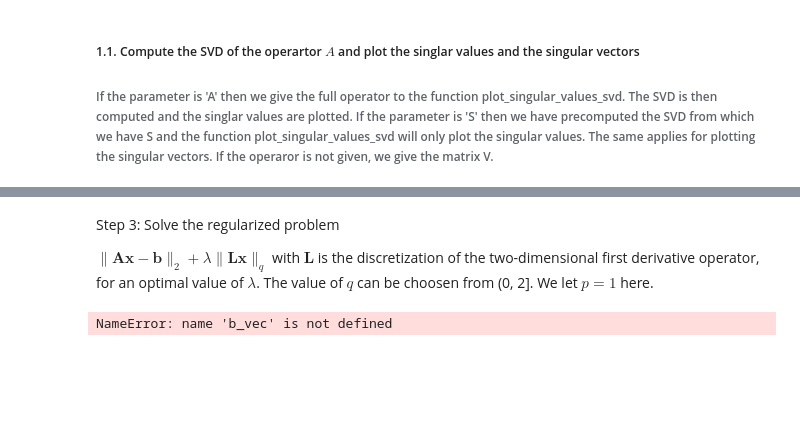
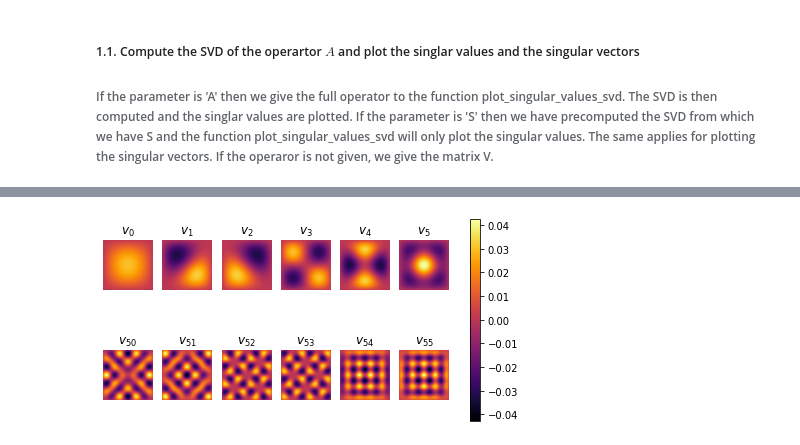
Before and after one commit to mpasha3/trips-py, a Jupyter notebook: tripspy/demo_ill-posedness_Deblurring.ipynb, the cells around one changed output, grey strips where cells are left out. Drawn from its saved outputs; the diff is of its cells as text; code cells hidden in the pictures; blank space fills up the shorter version.

```diff
--- a/tripspy/demo_ill-posedness_Deblurring.ipynb
+++ b/tripspy/demo_ill-posedness_Deblurring.ipynb
@@ -293,12 +93,0 @@ plt.imshow(xx.reshape(64,64))
-# %% [markdown]
-
-Step 3: Solve the regularized problem
-
-$\|\mathbf A{\mathbf x} - {\mathbf b}\|_2 + \lambda \|\mathbf L\mathbf x\|_q$ with $\mathbf L$ is the discretization of the two-dimensional first derivative operator, for an optimal value of $\lambda$. The value of $q$ can be choosen from (0, 2]. We let $p=1$ here.
-# %%
-from trips.solvers.gks_all import *
-# MMGKS(A, b, L, pnorm=1, qnorm=1, projection_dim=3, iter=50, regparam='gcv', x_true=None, **kwargs):
-xhat = MMGKS(A, b_vec, L, pnorm = 2, qnorm = 1, projection_dim= 2, iter = 20, regparam = 'dp', delta = delta)
-    #    GKS(A, b, L, projection_dim=3, iter=50, selection_method = 'gcv', **kwargs):
-# %% [output]
-NameError: name 'b_vec' is not defined
@@ -461,17 +94,4 @@ class Deblurring11:
-# %%
-# Deblurring example test problem
-Deblur = Deblurring11()
-# In the class Deblurring we have can define the type of problem to be used.
-generate_matrix = True #Defines a blurring operator where the forward operator matrix is formed explicitly
-nx = 64 # Define the first dimension of the image
-ny = 64 # Define the second dimension of the image
-spread = 1.5 # The PSF parameter
-choose_image = 'satellite64' #The choice of the image
-if generate_matrix == True:
-        shape = (nx, ny)
-        spreadnew = (spread, spread)
-        A = Deblur.forward_Op_matrix(spreadnew, shape, nx, ny)
-(x_true, nx, ny) = Deblur.generate_true(choose_image)
-b_true = Deblur.generate_data(x_true, generate_matrix)
-# (b, delta) = Deblur.add_noise(b_true, 'Gaussian', noise_level = 0.01)
-# Deblur.plot_rec(b.reshape((shape), order = 'F'), save_imgs = True, save_path='./saveImagesDeblurring'+'rec'+choose_image)
+# %%
+plot_singular_vectors_svd(Operator = A, size = nx, parameter = 'A')
+# %% [output]
+[figure, added]
```
Also changed, not shown: parts of 44 cells of this notebook, 5 other files.
